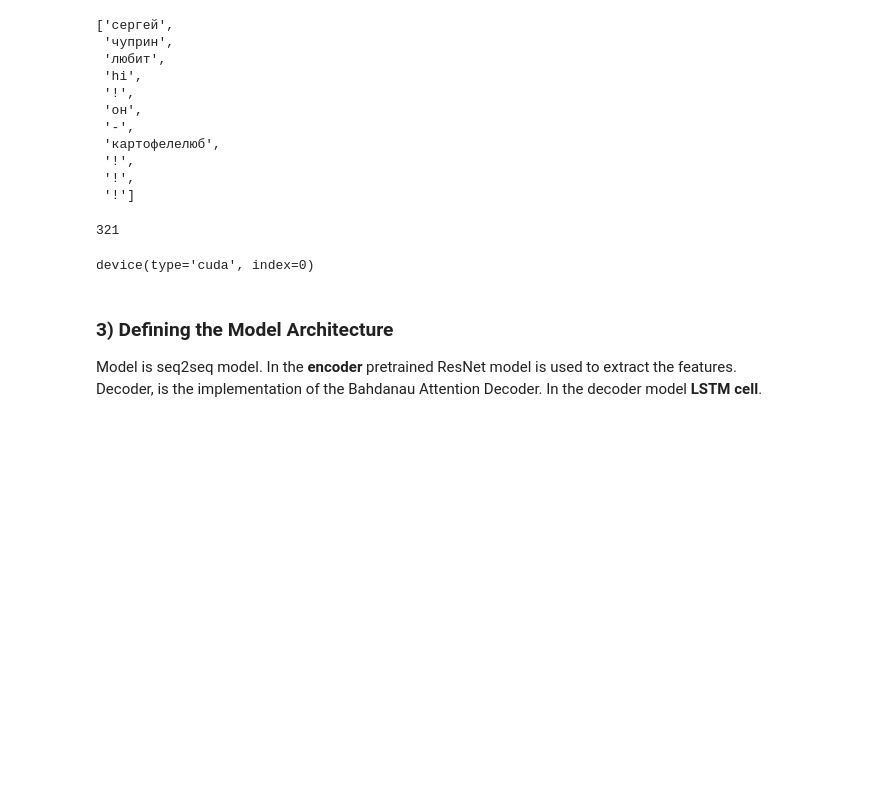
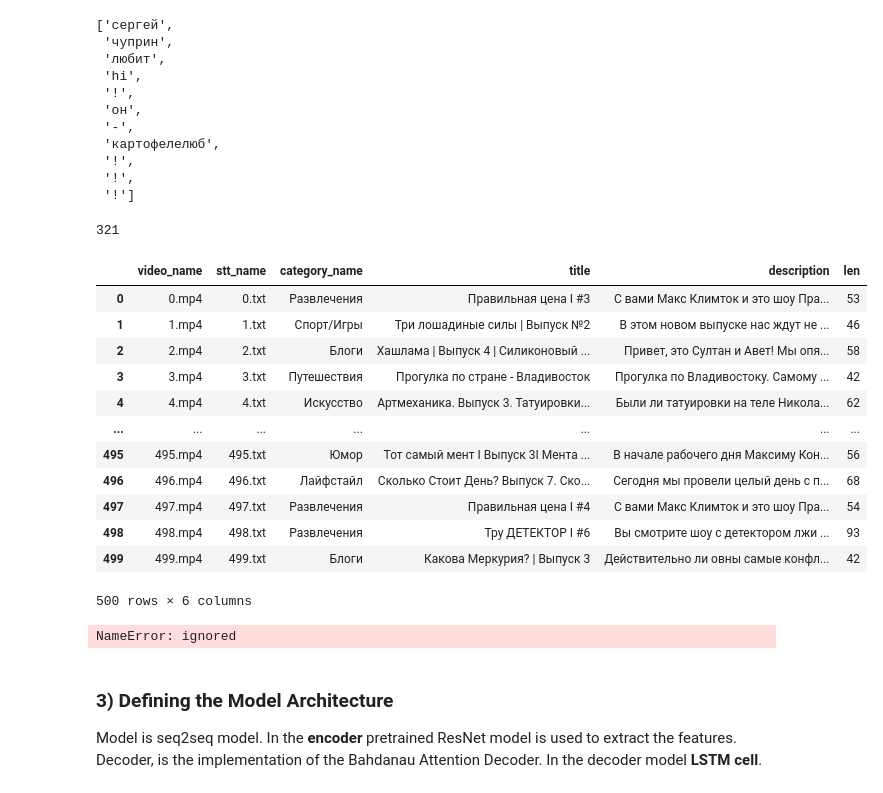
Before and after one commit to llitone/rutube-video-captioning, a Jupyter notebook: video-captioning.ipynb, the cells around one changed output. Saved outputs shown, nothing was run; the diff lists cells and outputs as text; code cells hidden in the pictures; blank space fills up the shorter version.

Commit message:
add video with text caption

```diff
--- a/video-captioning.ipynb
+++ b/video-captioning.ipynb
@@ -70,6 +70,22 @@ train_csv["len"] = train_csv["description"].apply(lambda x: len(x.split()))
 train_csv.len.max()
 # %% [output]
 321
+# %%
+train_csv
+# %% [output]
+|  | video_name | stt_name | category_name | title | description | len |
+| 0 | 0.mp4 | 0.txt | Развлечения | Правильная цена I #3 | С вами Макс Климток и это шоу Пра... | 53 |
+| 1 | 1.mp4 | 1.txt | Спорт/Игры | Три лошадиные силы | Выпуск №2 | В этом новом выпуске нас ждут не ... | 46 |
+| 2 | 2.mp4 | 2.txt | Блоги | Хашлама | Выпуск 4 | Силиконовый ... | Привет, это Султан и Авет! Мы опя... | 58 |
+| 3 | 3.mp4 | 3.txt | Путешествия | Прогулка по стране - Владивосток | Прогулка по Владивостоку. Самому ... | 42 |
+| 4 | 4.mp4 | 4.txt | Искусство | Артмеханика. Выпуск 3. Татуировки... | Были ли татуировки на теле Никола... | 62 |
+| ... | ... | ... | ... | ... | ... | ... |
+| 495 | 495.mp4 | 495.txt | Юмор | Тот самый мент I Выпуск 3I Мента ... | В начале рабочего дня Максиму Кон... | 56 |
+| 496 | 496.mp4 | 496.txt | Лайфстайл | Сколько Стоит День? Выпуск 7. Ско... | Сегодня мы провели целый день с п... | 68 |
+| 497 | 497.mp4 | 497.txt | Развлечения | Правильная цена I #4 | С вами Макс Климток и это шоу Пра... | 54 |
+| 498 | 498.mp4 | 498.txt | Развлечения | Тру ДЕТЕКТОР I #6 | Вы смотрите шоу с детектором лжи ... | 93 |
+| 499 | 499.mp4 | 499.txt | Блоги | Какова Меркурия? | Выпуск 3 | Действительно ли овны самые конфл... | 42 |
+500 rows × 6 columns
 # %%
 class Vocabulary:
     def __init__(self,freq_threshold):
@@ -174,9 +210,10 @@ transforms = T.Compose([
 ])
 
 
-dataset =  FlickrDataset(
+dataset =  VideoDataset(
     root_dir=data_location,
     captions=train_csv.description.tolist(),
+    texts=train_csv.stt_name.tolist(),
     video_files=train_csv.video_name,
     transform=transforms
 )
@@ -193,7 +230,7 @@ vocab_size = len(dataset.vocab)
 device = torch.device("cuda:0" if torch.cuda.is_available() else "cpu")
 device
 # %% [output]
-device(type='cuda', index=0)
+NameError: ignored
 # %% [markdown]
 ### 3) Defining the Model Architecture
 
```
Also changed, not shown: parts of 23 cells of this notebook, 2 other files.
